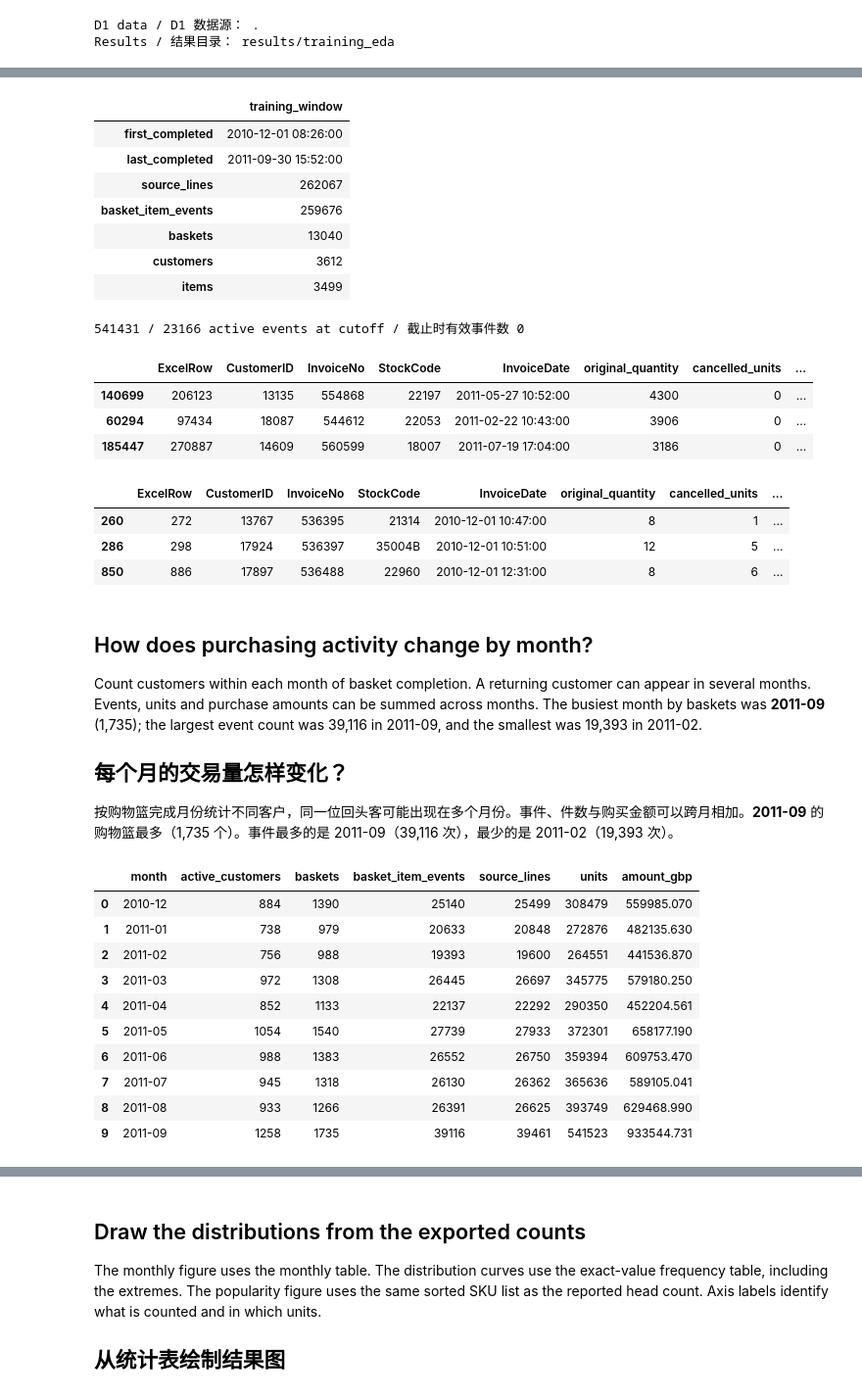
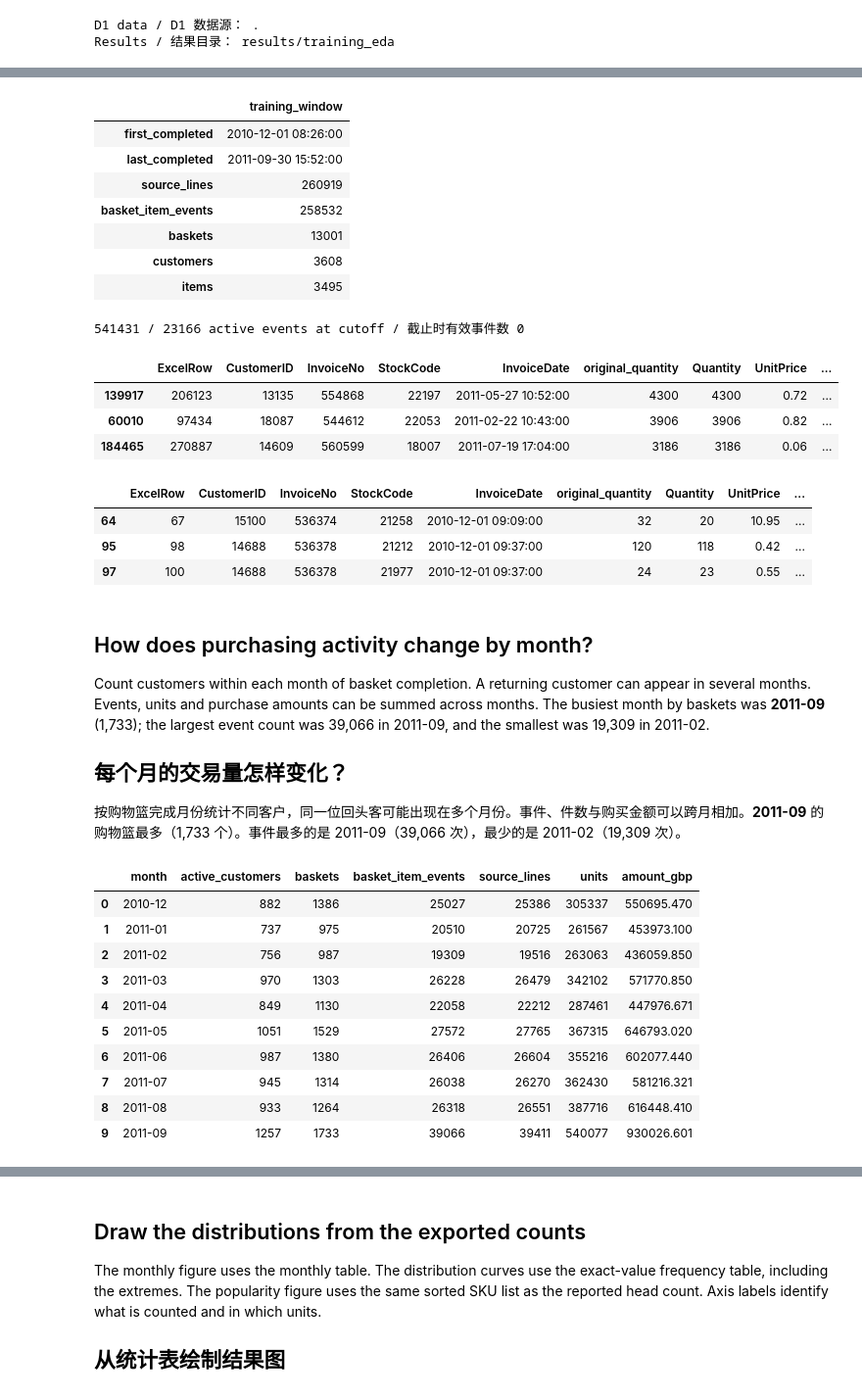
Before and after one commit to NobunagaK/online-retail-top10-recommendation, a Jupyter notebook: notebooks/training_eda.ipynb, the cells around one changed output, grey strips where cells are left out. Shown at 98% size. Cells and saved outputs as stored; diff of their text form; code cells hidden in the pictures.

```diff
--- a/notebooks/training_eda.ipynb
+++ b/notebooks/training_eda.ipynb
@@ -31,11 +31,14 @@ TRAIN_END = pd.Timestamp("2011-10-01")
 EVENT_PATH = "data/processed/training_basket_events.csv.gz"
 LINE_PATH = "data/processed/training_purchase_lines.csv.gz"
 MANIFEST_PATH = "results/data_manifest.json"
+QUANTITY_POLICY = "net_retained_all_matched_credits_v1"
 
 
 def load_training_inputs(project):
     """Load the D1 snapshot that uses only credits observed before the training cutoff."""
     manifest = json.loads((project / MANIFEST_PATH).read_text(encoding="utf-8"))
+    if manifest.get("recommendation_quantity_policy") != QUANTITY_POLICY:
+        raise ValueError("Run D1 cleaning to build a net retained purchase snapshot for this EDA.")
     input_hashes = {}
     if not {EVENT_PATH, LINE_PATH}.issubset(manifest["outputs"]):
         raise ValueError("Regenerate the D1 cutoff-specific training snapshot and its manifest.")
@@ -55,8 +58,11 @@ def load_training_inputs(project):
                          parse_dates=["basket_time"])
     lines = pd.read_csv(project / LINE_PATH, dtype=identifiers, keep_default_na=False,
                         usecols=["ExcelRow", *identifiers, "InvoiceDate", "Quantity", "UnitPrice",
-                                 "original_quantity", "cancelled_units", "returned_units"],
+                                 "original_quantity", "matched_credit_units", "cancelled_units",
+                                 "returned_units", "other_matched_units"],
                         parse_dates=["InvoiceDate"])
+    if not lines["Quantity"].eq(lines["original_quantity"] - lines["matched_credit_units"]).all():
+        raise ValueError("The surviving quantity must subtract all matched credits at the training cutoff.")
     return events, lines, input_hashes
 # %%
 try:
@@ -79,11 +85,14 @@ else:
 def notebook_inputs(project, allow_download):
     paths = (MANIFEST_PATH, EVENT_PATH, LINE_PATH)
     if all((project / path).is_file() for path in paths):
-        print("D1 data / D1 数据源：", project)
-        return load_training_inputs(project)
+        manifest = json.loads((project / MANIFEST_PATH).read_text(encoding="utf-8"))
+        if not allow_download or manifest.get("recommendation_quantity_policy") == QUANTITY_POLICY:
+            print("D1 data / D1 数据源：", project)
+            return load_training_inputs(project)
+        print("Using the published net retained snapshot / 改用已发布的净保留购买快照")
     if not allow_download:
         raise FileNotFoundError("Run the D1 cleaning notebook or python -m scripts.prepare_data first. / 请先完成 D1 清洗。")
-    revision = "ccdbe06ef24b831c2e8017b57bbba04d17192821"
+    revision = "f94db0900546a02b130241434fab6ae3b2e3686e"
     base = f"https://raw.githubusercontent.com/NobunagaK/online-retail-top10-recommendation/{revision}"
     print("D1 data from GitHub / 从 GitHub 读取固定版本：", revision)
     with TemporaryDirectory() as work:
@@ -149,57 +162,57 @@ def select_training_data(
     if train_lines["InvoiceDate"].gt(train_lines["basket_time"]).any():
         raise ValueError("A retained invoice line is dated after its basket's completion.")
     if len(train_lines) != train_events["source_lines"].sum():
         raise ValueError("Training basket source-line counts differ from the matched purchase lines.")
     return train_events, train_lines.sort_values("ExcelRow", ignore_index=True)
 
 
 events, lines = select_training_data(all_events, all_lines)
 assert events["basket_time"].ge(TRAIN_START).all() and events["basket_time"].lt(TRAIN_END).all()
 assert events["source_lines"].sum() == len(lines)
 assert events["quantity"].sum() == lines["Quantity"].sum()
 import math
 assert math.isclose(events["amount_gbp"].sum(), (lines["Quantity"] * lines["UnitPrice"]).sum(), abs_tol=1e-6, rel_tol=0)
 display(pd.Series({
     "first_completed": events["basket_time"].min(), "last_completed": events["basket_time"].max(),
     "source_lines": len(lines), "basket_item_events": len(events),
     "baskets": len(events[INVOICE_KEYS].drop_duplicates()),
     "customers": events["CustomerID"].nunique(), "items": events["StockCode"].nunique(),
 }).to_frame("training_window"))
 assert len(events) == len(all_events) and len(lines) == len(all_lines)
-assert (lines["Quantity"] == lines["original_quantity"] - lines["cancelled_units"]).all()
+assert (lines["Quantity"] == lines["original_quantity"] - lines["matched_credit_units"]).all()
 example = events["InvoiceNo"].eq("541431") & events["StockCode"].eq("23166")
 assert not example.any()
 print("541431 / 23166 active events at cutoff / 截止时有效事件数", int(example.sum()))
 evidence_columns = ["ExcelRow", "CustomerID", "InvoiceNo", "StockCode", "InvoiceDate",
-                    "original_quantity", "cancelled_units", "returned_units", "Quantity", "UnitPrice"]
+                    "original_quantity", "Quantity", "UnitPrice", "matched_credit_units", "cancelled_units", "returned_units", "other_matched_units"]
 display(lines.nlargest(3, "Quantity")[evidence_columns])
-display(lines.loc[lines["cancelled_units"].gt(0), evidence_columns].head(3))
+display(lines.loc[lines["returned_units"].gt(0), evidence_columns].head(3))
 # %% [output]
 |  | training_window |
 | first_completed | 2010-12-01 08:26:00 |
 | last_completed | 2011-09-30 15:52:00 |
-| source_lines | 262067 |
-| basket_item_events | 259676 |
-| baskets | 13040 |
-| customers | 3612 |
-| items | 3499 |
+| source_lines | 260919 |
+| basket_item_events | 258532 |
+| baskets | 13001 |
+| customers | 3608 |
+| items | 3495 |
 541431 / 23166 active events at cutoff / 截止时有效事件数 0
-|  | ExcelRow | CustomerID | InvoiceNo | StockCode | InvoiceDate | original_quantity | cancelled_units | ... |
-| 140699 | 206123 | 13135 | 554868 | 22197 | 2011-05-27 10:52:00 | 4300 | 0 | ... |
-| 60294 | 97434 | 18087 | 544612 | 22053 | 2011-02-22 10:43:00 | 3906 | 0 | ... |
-| 185447 | 270887 | 14609 | 560599 | 18007 | 2011-07-19 17:04:00 | 3186 | 0 | ... |
+|  | ExcelRow | CustomerID | InvoiceNo | StockCode | InvoiceDate | original_quantity | Quantity | UnitPrice | ... |
+| 139917 | 206123 | 13135 | 554868 | 22197 | 2011-05-27 10:52:00 | 4300 | 4300 | 0.72 | ... |
+| 60010 | 97434 | 18087 | 544612 | 22053 | 2011-02-22 10:43:00 | 3906 | 3906 | 0.82 | ... |
+| 184465 | 270887 | 14609 | 560599 | 18007 | 2011-07-19 17:04:00 | 3186 | 3186 | 0.06 | ... |
-|  | ExcelRow | CustomerID | InvoiceNo | StockCode | InvoiceDate | original_quantity | cancelled_units | ... |
-| 260 | 272 | 13767 | 536395 | 21314 | 2010-12-01 10:47:00 | 8 | 1 | ... |
-| 286 | 298 | 17924 | 536397 | 35004B | 2010-12-01 10:51:00 | 12 | 5 | ... |
-| 850 | 886 | 17897 | 536488 | 22960 | 2010-12-01 12:31:00 | 8 | 6 | ... |
+|  | ExcelRow | CustomerID | InvoiceNo | StockCode | InvoiceDate | original_quantity | Quantity | UnitPrice | ... |
+| 64 | 67 | 15100 | 536374 | 21258 | 2010-12-01 09:09:00 | 32 | 20 | 10.95 | ... |
+| 95 | 98 | 14688 | 536378 | 21212 | 2010-12-01 09:37:00 | 120 | 118 | 0.42 | ... |
+| 97 | 100 | 14688 | 536378 | 21977 | 2010-12-01 09:37:00 | 24 | 23 | 0.55 | ... |
 # %% [markdown]
 ## How does purchasing activity change by month?
 
-Count customers within each month of basket completion. A returning customer can appear in several months. Events, units and purchase amounts can be summed across months. The busiest month by baskets was **2011-09** (1,735); the largest event count was 39,116 in 2011-09, and the smallest was 19,393 in 2011-02.
+Count customers within each month of basket completion. A returning customer can appear in several months. Events, units and purchase amounts can be summed across months. The busiest month by baskets was **2011-09** (1,733); the largest event count was 39,066 in 2011-09, and the smallest was 19,309 in 2011-02.
 
 ## 每个月的交易量怎样变化？
 
-按购物篮完成月份统计不同客户，同一位回头客可能出现在多个月份。事件、件数与购买金额可以跨月相加。**2011-09** 的购物篮最多（1,735 个）。事件最多的是 2011-09（39,116 次），最少的是 2011-02（19,393 次）。
+按购物篮完成月份统计不同客户，同一位回头客可能出现在多个月份。事件、件数与购买金额可以跨月相加。**2011-09** 的购物篮最多（1,733 个）。事件最多的是 2011-09（39,066 次），最少的是 2011-02（19,309 次）。
 # %%
 def monthly_activity(train_events: pd.DataFrame, start=TRAIN_START, end=TRAIN_END) -> pd.DataFrame:
     """Summarize each calendar month, including empty months within [start, end).
@@ -232,16 +245,16 @@ assert monthly["source_lines"].sum() == len(lines)
 display(monthly)
 # %% [output]
 |  | month | active_customers | baskets | basket_item_events | source_lines | units | amount_gbp |
-| 0 | 2010-12 | 884 | 1390 | 25140 | 25499 | 308479 | 559985.070 |
-| 1 | 2011-01 | 738 | 979 | 20633 | 20848 | 272876 | 482135.630 |
-| 2 | 2011-02 | 756 | 988 | 19393 | 19600 | 264551 | 441536.870 |
-| 3 | 2011-03 | 972 | 1308 | 26445 | 26697 | 345775 | 579180.250 |
-| 4 | 2011-04 | 852 | 1133 | 22137 | 22292 | 290350 | 452204.561 |
-| 5 | 2011-05 | 1054 | 1540 | 27739 | 27933 | 372301 | 658177.190 |
-| 6 | 2011-06 | 988 | 1383 | 26552 | 26750 | 359394 | 609753.470 |
-| 7 | 2011-07 | 945 | 1318 | 26130 | 26362 | 365636 | 589105.041 |
-| 8 | 2011-08 | 933 | 1266 | 26391 | 26625 | 393749 | 629468.990 |
-| 9 | 2011-09 | 1258 | 1735 | 39116 | 39461 | 541523 | 933544.731 |
+| 0 | 2010-12 | 882 | 1386 | 25027 | 25386 | 305337 | 550695.470 |
+| 1 | 2011-01 | 737 | 975 | 20510 | 20725 | 261567 | 453973.100 |
+| 2 | 2011-02 | 756 | 987 | 19309 | 19516 | 263063 | 436059.850 |
+| 3 | 2011-03 | 970 | 1303 | 26228 | 26479 | 342102 | 571770.850 |
+| 4 | 2011-04 | 849 | 1130 | 22058 | 22212 | 287461 | 447976.671 |
+| 5 | 2011-05 | 1051 | 1529 | 27572 | 27765 | 367315 | 646793.020 |
+| 6 | 2011-06 | 987 | 1380 | 26406 | 26604 | 355216 | 602077.440 |
+| 7 | 2011-07 | 945 | 1314 | 26038 | 26270 | 362430 | 581216.321 |
+| 8 | 2011-08 | 933 | 1264 | 26318 | 26551 | 387716 | 616448.410 |
+| 9 | 2011-09 | 1257 | 1733 | 39066 | 39411 | 540077 | 930026.601 |
 # %% [markdown]
 ## What does a typical purchase look like?
 
```
Also changed, not shown: parts of 18 cells of this notebook, 19 other files.
